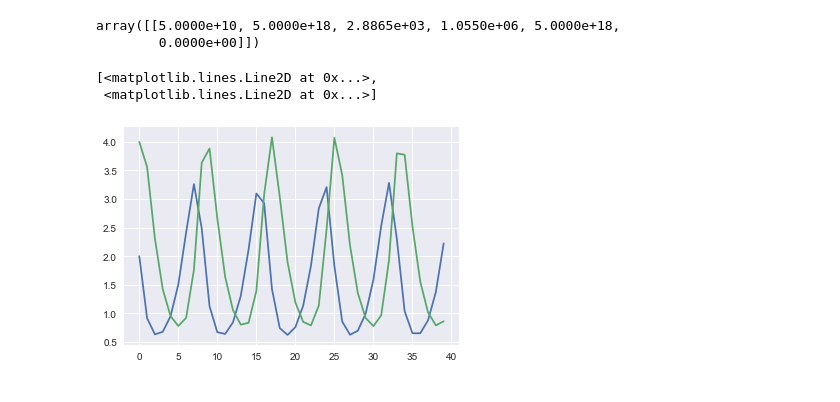
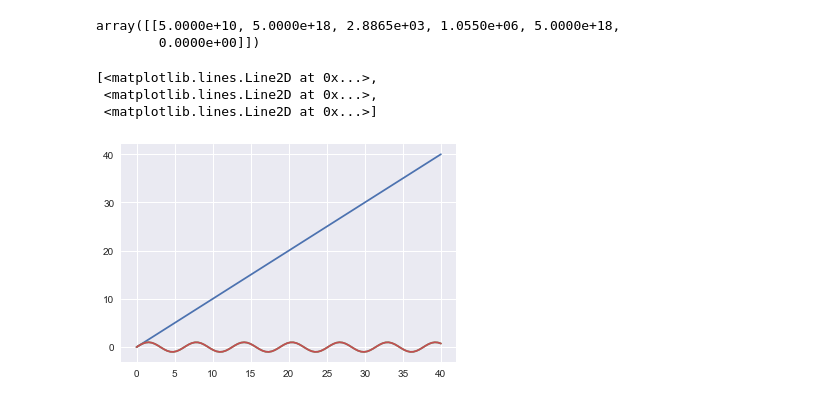
Before and after one commit to Ngort/Cellsim, a Jupyter notebook: Cellsim/Cellsim_sketch.ipynb, the cells around one changed output. Cells and saved outputs as stored; diff of their text form; code cells hidden in the pictures.

```diff
--- a/Cellsim/Cellsim_sketch.ipynb
+++ b/Cellsim/Cellsim_sketch.ipynb
@@ -262,17 +287,19 @@ array([[5.0000e+10, 5.0000e+18, 2.8865e+03, 1.0550e+06, 5.0000e+18,
 # %%
 def dX_dt(X, t=0, a=0.5, b=0.2, c=0.5, d=0.8):
 #     a = 0.5
 #     b = 0.2
 #     c = 0.5
 #     d = 0.8
 
     return np.array([
-        a*X[0] - b*X[0]*X[1],
-        c*X[0]*X[1] - d*X[1]
+        1, #dt/dt = dX[0]/dt 1
+        np.cos(X[0]), #dX/dt = dX[1]/d
+        np.cos(X[0])
     ])
 
-plt.plot(odeint(partial(dX_dt,a=0.8, b=0.4), [2,4],t=np.arange(0,40)))
+plt.plot(np.linspace(0,40,100),odeint(dX_dt, [0,0,0], t=np.linspace(0,40,100)))
 # %% [output]
 [<matplotlib.lines.Line2D at 0x...>,
+ <matplotlib.lines.Line2D at 0x...>,
  <matplotlib.lines.Line2D at 0x...>]
-[figure, old version]
+[figure, new version]
```
Also changed, not shown: parts of 16 cells of this notebook, 4 other files.
